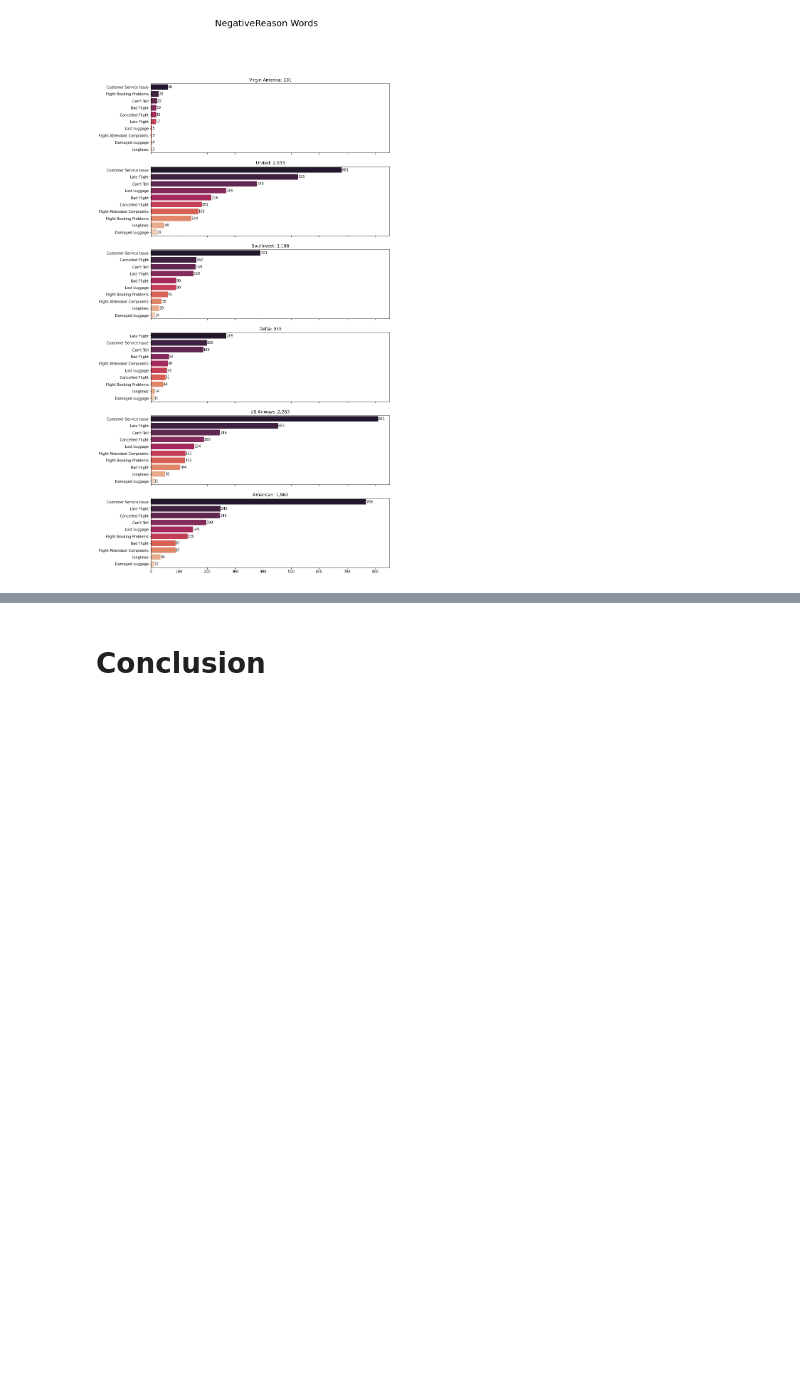
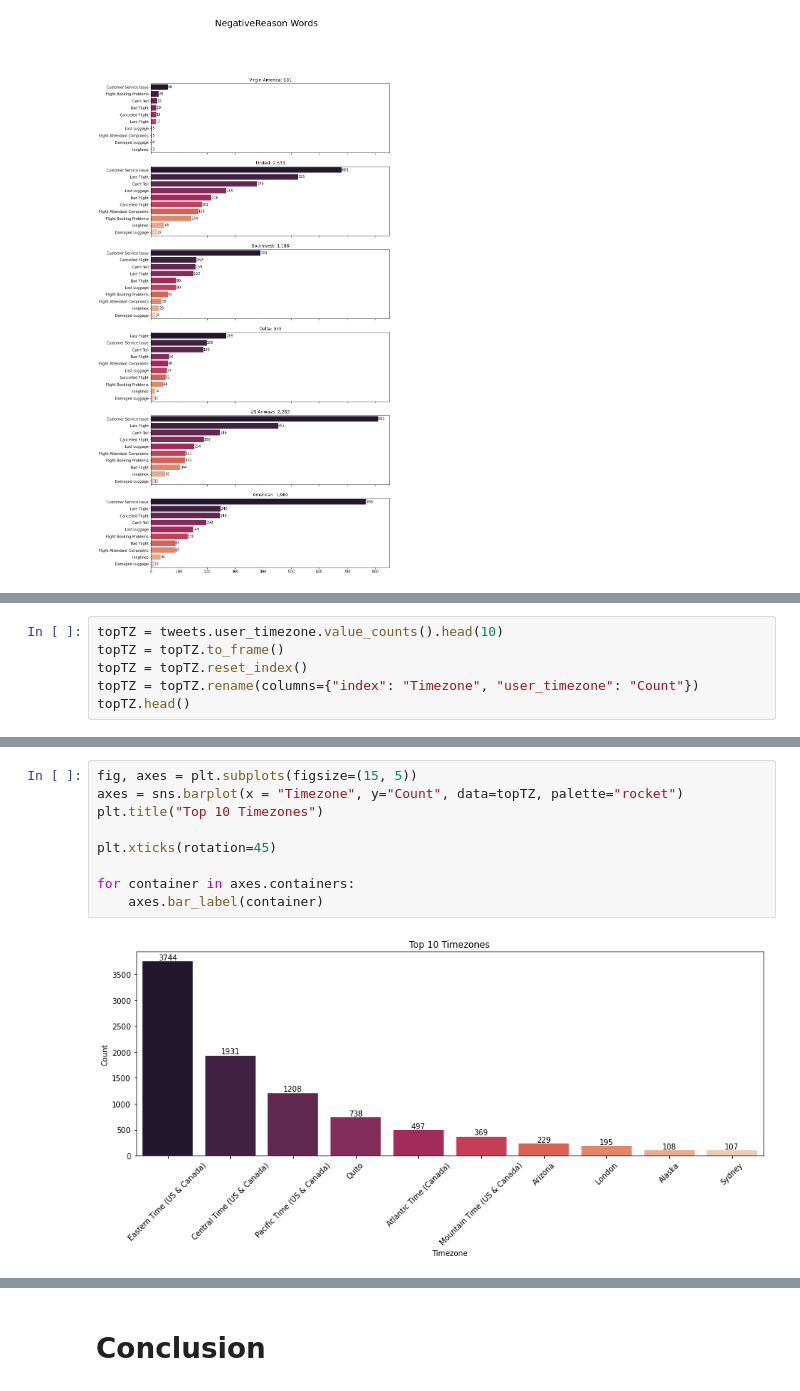
Before and after one commit to KierraDangerfield/Springboard, a Jupyter notebook: Capstone 3 Airline Sentiment Analysis/Notebooks/2 Sentiment Analysis EDA.ipynb, the cells around one changed output, grey strips where cells are left out. Drawn from its saved outputs; the diff is of its cells as text; blank space fills up the shorter version.

```diff
--- a/Capstone 3 Airline Sentiment Analysis/Notebooks/2 Sentiment Analysis EDA.ipynb
+++ b/Capstone 3 Airline Sentiment Analysis/Notebooks/2 Sentiment Analysis EDA.ipynb
@@ -562,0 +571,6 @@ The tweets are between Feb. 16, 2015 and Feb 24, 2015
+# %%
+topTZ = tweets.user_timezone.value_counts().head(10)
+topTZ = topTZ.to_frame()
+topTZ = topTZ.reset_index()
+topTZ = topTZ.rename(columns={"index": "Timezone", "user_timezone": "Count"})
+topTZ.head()
@@ -562,0 +584,11 @@ The tweets are between Feb. 16, 2015 and Feb 24, 2015
+# %%
+fig, axes = plt.subplots(figsize=(15, 5))
+axes = sns.barplot(x = "Timezone", y="Count", data=topTZ, palette="rocket")
+plt.title("Top 10 Timezones")
+
+plt.xticks(rotation=45)
+
+for container in axes.containers:
+    axes.bar_label(container)
+# %% [output]
+[figure, added]
```
Also changed, not shown: parts of 21 cells of this notebook.
